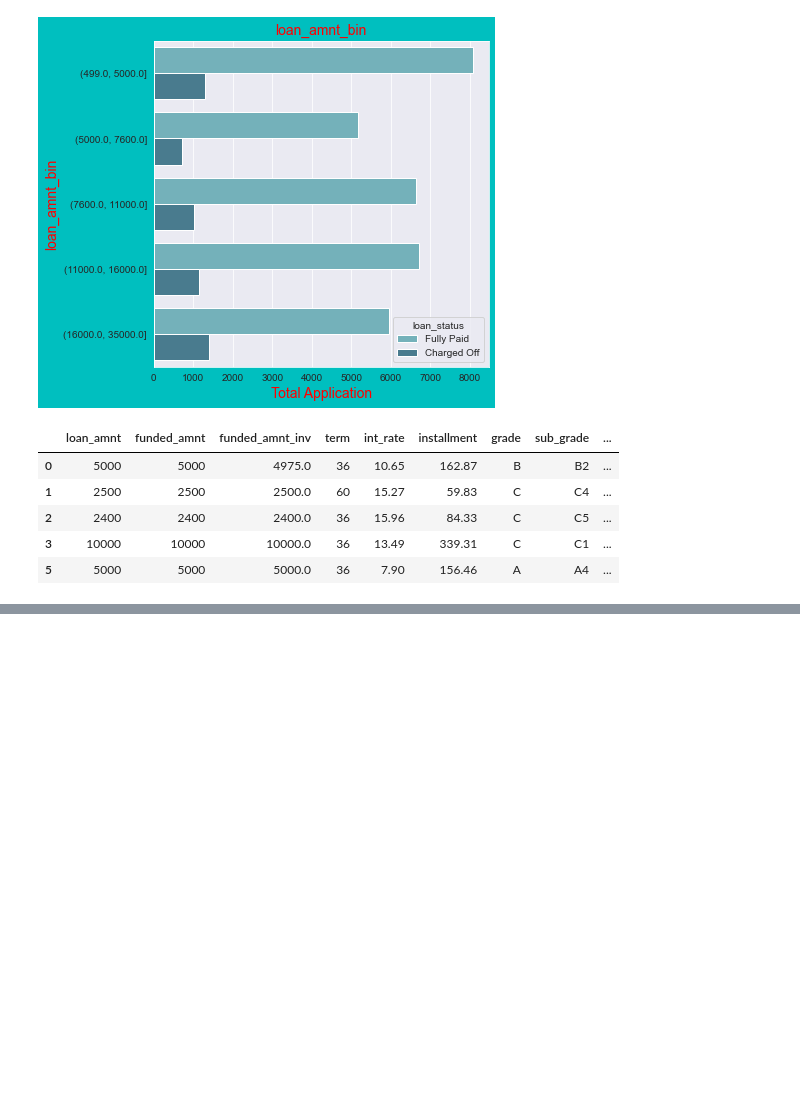
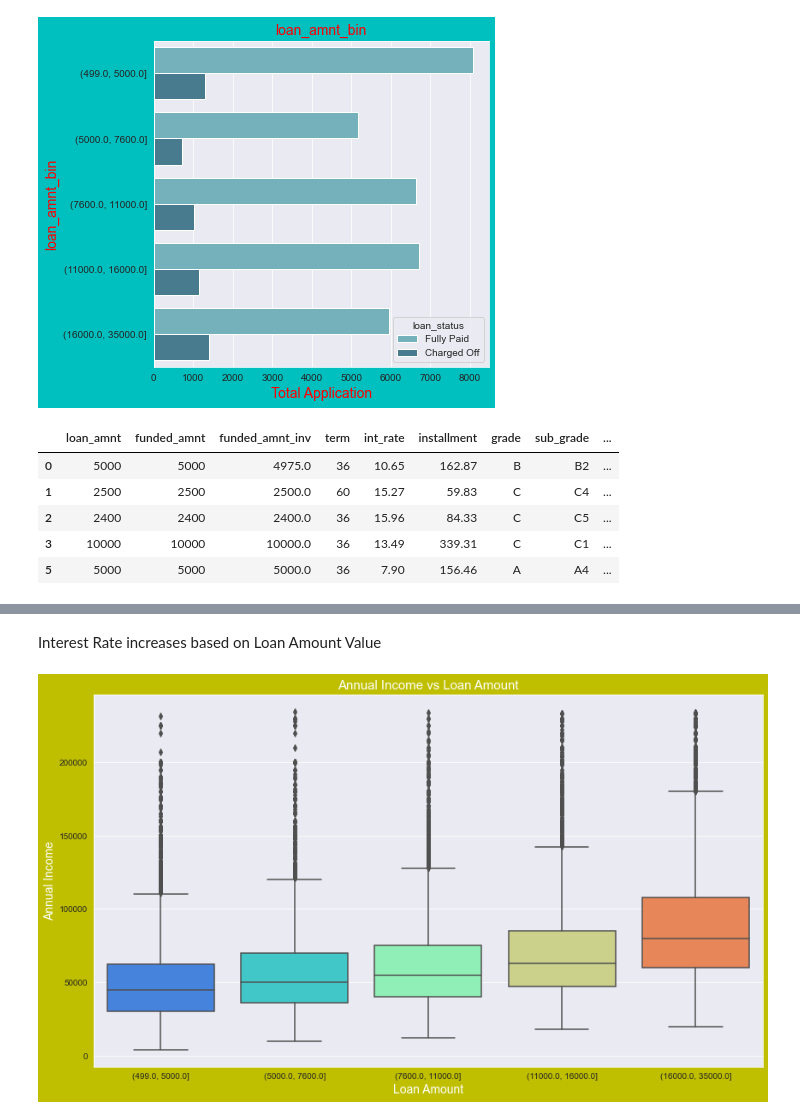
Before and after one commit to swapnilkj89/LendingClubCaseStudy, a Jupyter notebook: Swapnil_kumar_johari.ipynb, the cells around one changed output, grey strips where cells are left out. Saved outputs shown, nothing was run; the diff lists cells and outputs as text; code cells hidden in the pictures; blank space fills up the shorter version.

```diff
--- a/Swapnil_kumar_johari.ipynb
+++ b/Swapnil_kumar_johari.ipynb
@@ -1064,0 +1029,6 @@ loan_status             purpose  Charged Off  Fully Paid  total  \
+# %% [markdown]
+Interest Rate increases based on Loan Amount Value
+# %%
+bivariate_continuous('annual_inc', 'loan_amnt_bin', 'Annual Income vs Loan Amount', 'Annual Income', 'Loan Amount', (14,8))
+# %% [output]
+[figure, added]
```
Also changed, not shown: parts of 64 cells of this notebook.
